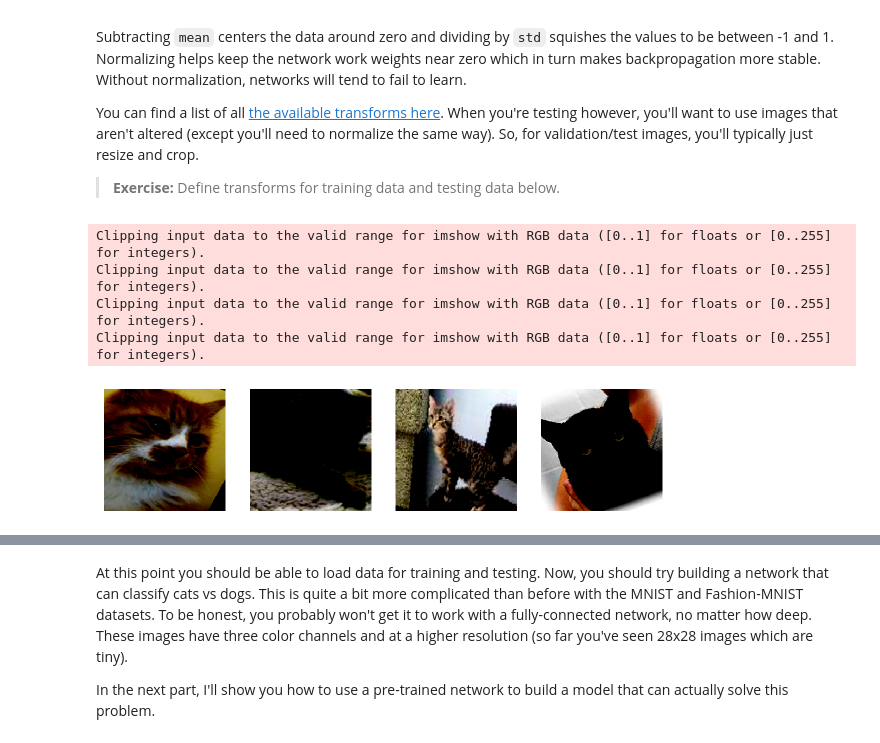
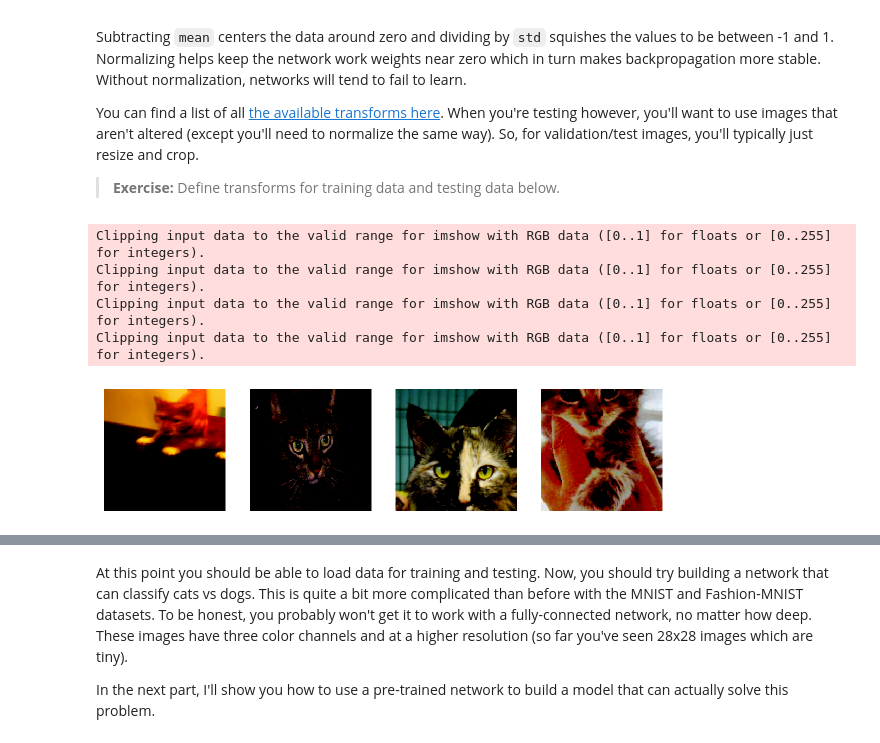
Before and after one commit to udacity/deep-learning-v2-pytorch, a Jupyter notebook: intro-to-pytorch/Part 7 - Loading Image Data (Exercises).ipynb, the cells around one changed output, grey strips where cells are left out. Drawn from its saved outputs; the diff is of its cells as text; code cells hidden in the pictures.

```diff
--- a/intro-to-pytorch/Part 7 - Loading Image Data (Exercises).ipynb
+++ b/intro-to-pytorch/Part 7 - Loading Image Data (Exercises).ipynb
@@ -134,19 +131,19 @@ trainloader = torch.utils.data.DataLoader(train_data, batch_size=32)
 testloader = torch.utils.data.DataLoader(test_data, batch_size=32)
 # %%
 # change this to the trainloader or testloader
-data_iter = iter(testloader)
+data_iter = iter(trainloader)
 
 images, labels = next(data_iter)
 fig, axes = plt.subplots(figsize=(10,4), ncols=4)
 for ii in range(4):
     ax = axes[ii]
     helper.imshow(images[ii], ax=ax, normalize=False)
 # %% [output]
 Clipping input data to the valid range for imshow with RGB data ([0..1] for floats or [0..255] for integers).
 Clipping input data to the valid range for imshow with RGB data ([0..1] for floats or [0..255] for integers).
 Clipping input data to the valid range for imshow with RGB data ([0..1] for floats or [0..255] for integers).
 Clipping input data to the valid range for imshow with RGB data ([0..1] for floats or [0..255] for integers).
-[figure, old version]
+[figure, new version]
 # %% [markdown]
 Your transformed images should look something like this.
 
```
Also changed, not shown: parts of 1 cell of this notebook, 1 other file.
